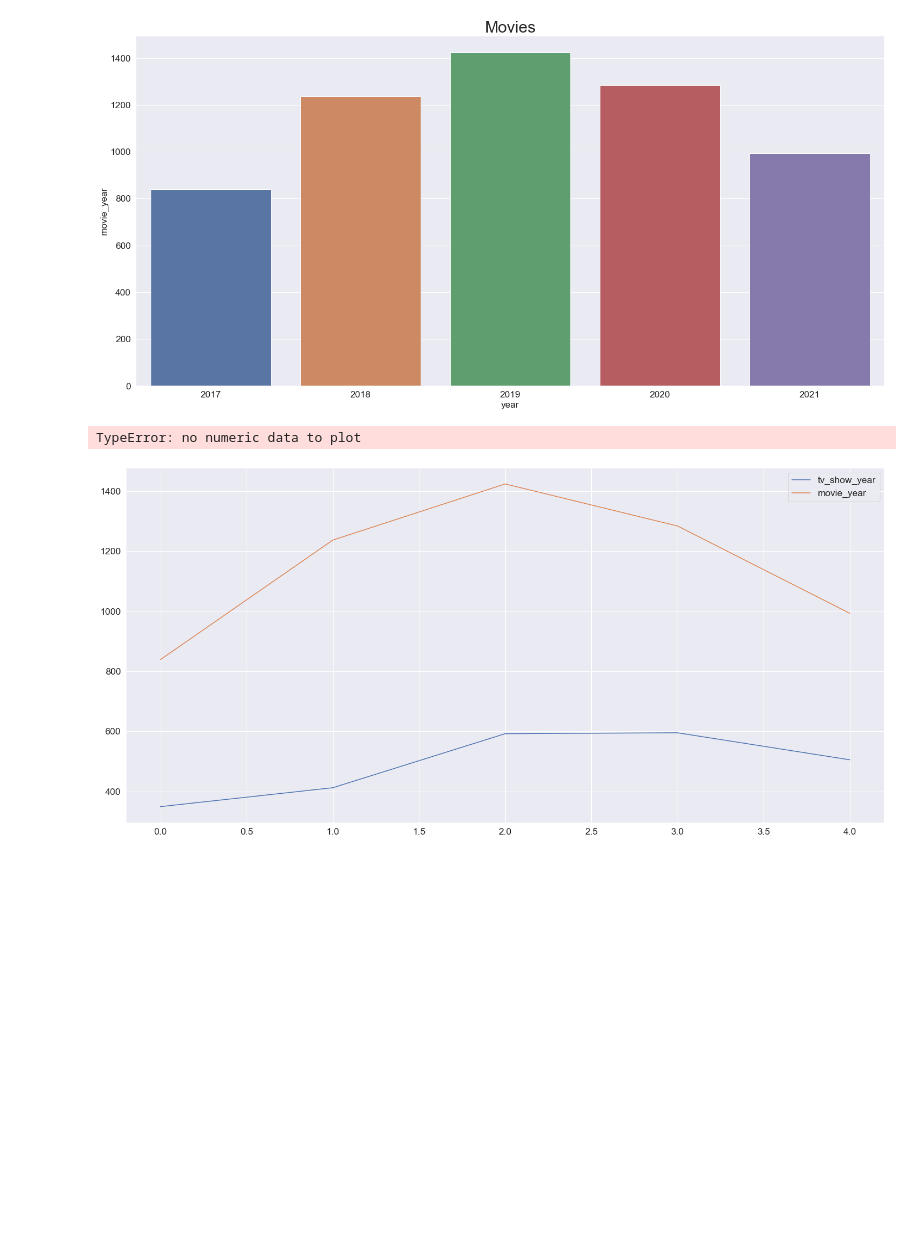
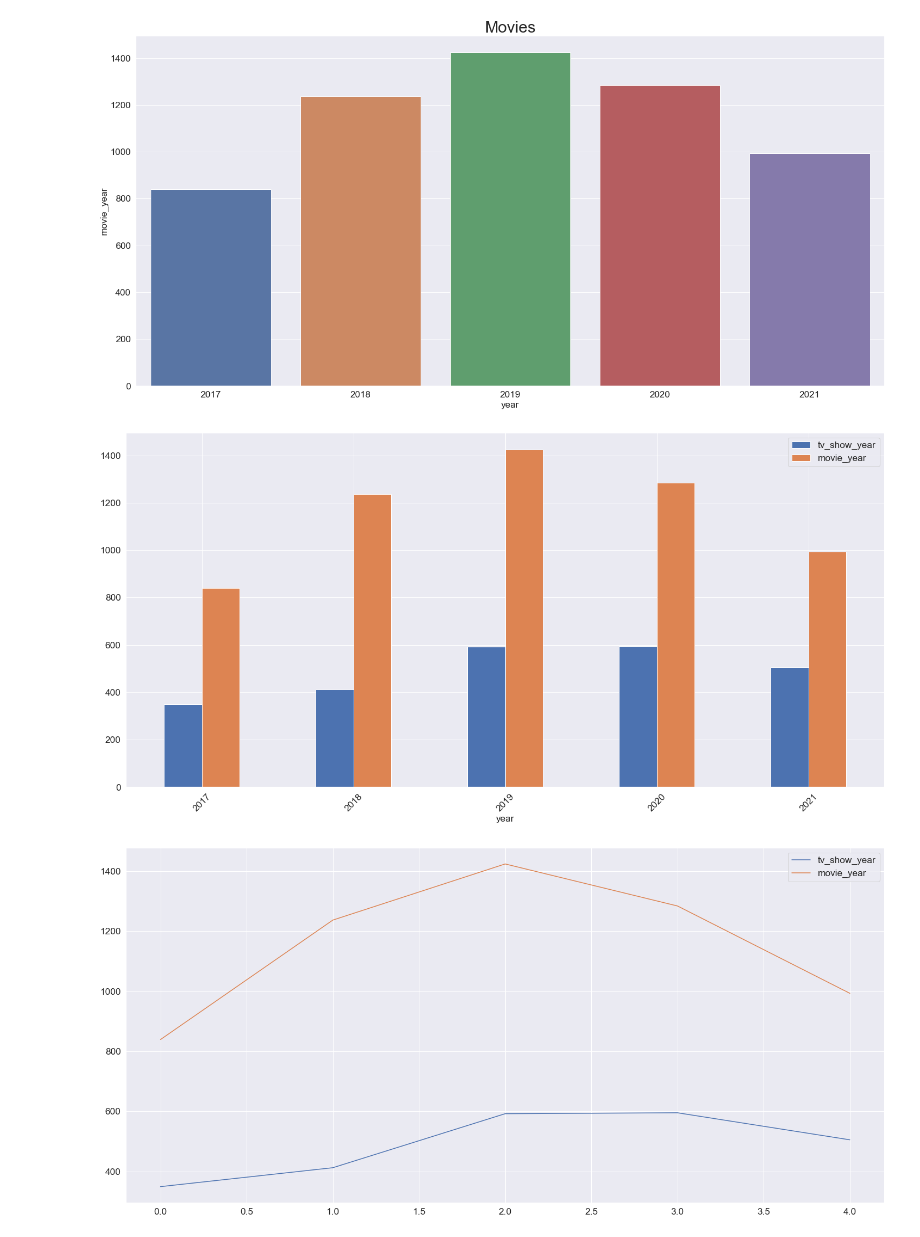
Before and after one commit to ikauann/Netflix-Recommendation, a Jupyter notebook: netflix recommendation.ipynb, the cells around one changed output. Cells and saved outputs as stored; diff of their text form; code cells hidden in the pictures; blank space fills up the shorter version.

```diff
--- a/netflix recommendation.ipynb
+++ b/netflix recommendation.ipynb
@@ -255,10 +255,11 @@ plt.title('Movies', fontsize=30);
 # %% [output]
 [figure]
 # %%
+aux = last_5_years[['year', 'tv_show_year', 'movie_year']].groupby('year').count().reset_index()
 aux.plot(x='year', kind='bar');
 plt.xticks(rotation=45);
 # %% [output]
-TypeError: no numeric data to plot
+[figure, added]
 # %%
 aux = last_5_years[['tv_show_year', 'movie_year', 'year']].groupby('year').count().reset_index()
 aux.plot();
```
Also changed, not shown: parts of 16 cells of this notebook.
